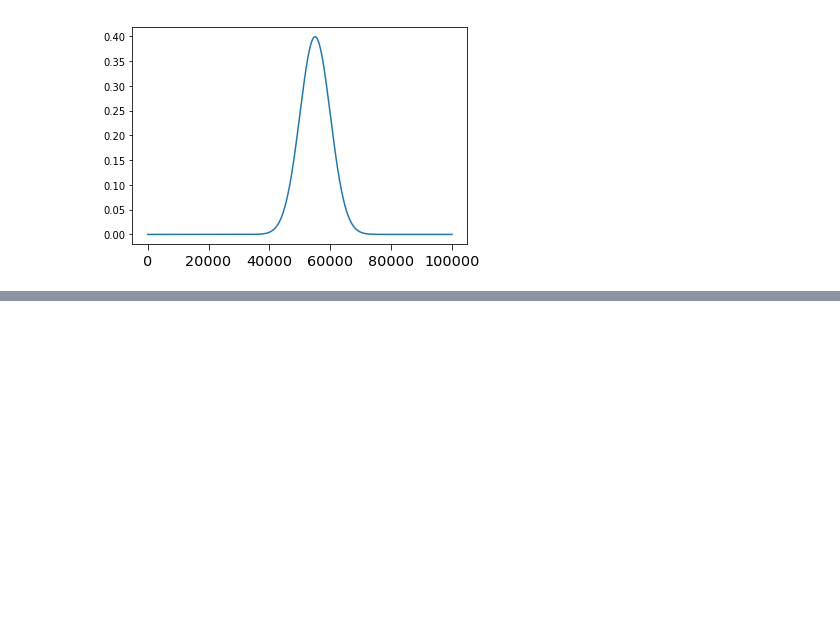
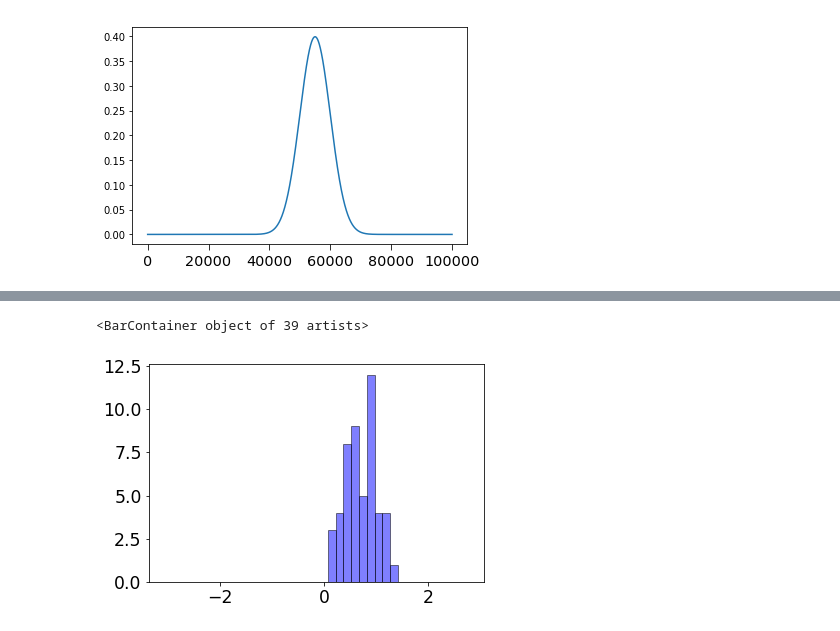
Before and after one commit to alexborowiak/time_of_emergene_drafts, a Jupyter notebook: toplevel_notebooks/IMSC_figures.ipynb, the cells around one changed output, grey strips where cells are left out. Saved outputs shown, nothing was run; the diff lists cells and outputs as text; code cells hidden in the pictures; blank space fills up the shorter version.

```diff
--- a/toplevel_notebooks/IMSC_figures.ipynb
+++ b/toplevel_notebooks/IMSC_figures.ipynb
@@ -67,0 +194,7 @@ plt.plot(out)
+# %%
+hist, bin_edges = np.histogram(best_ds_smean.isel(time=slice(i, i+50)).values, bins=bins)
+# %%
+plt.bar(bin_edges[:-1], hist,width=0.15, edgecolor='black', color='blue', alpha=0.5)# weights=hist, edgecolor='black', color='blue', alpha=0.5)
+# %% [output]
+<BarContainer object of 39 artists>
+[figure, added]
```
Also changed, not shown: parts of 38 cells of this notebook.
